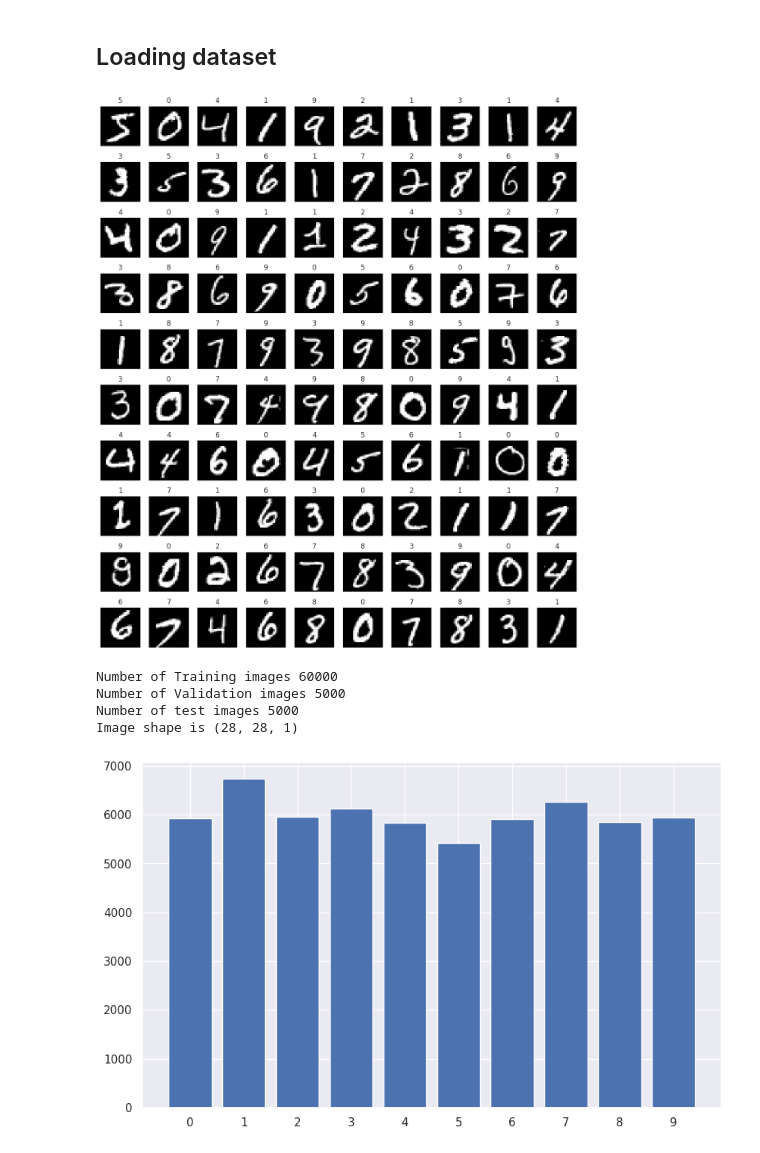
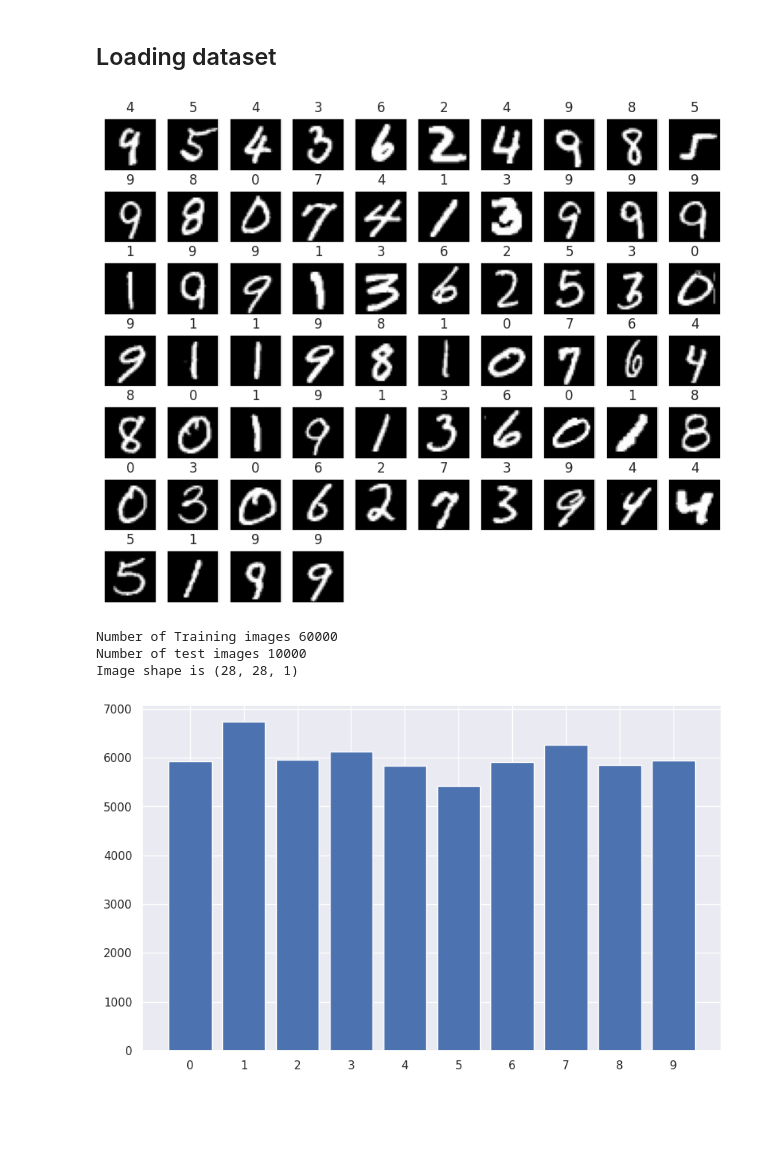
Before and after one commit to AlirezaKamyab/Computer-Vision, a Jupyter notebook: MNIST/MNIST.ipynb, the cells around one changed output. Cells and saved outputs as stored; diff of their text form; code cells hidden in the pictures; blank space fills up the shorter version.

```diff
--- a/MNIST/MNIST.ipynb
+++ b/MNIST/MNIST.ipynb
@@ -19,6 +20,8 @@ tf.config.experimental.set_memory_growth(physical_devices[0], True)
 # %% [markdown]
 ## Loading dataset
 # %%
-(x_train, y_train), (x_test, y_test) = tf.keras.datasets.mnist.load_data()
-x_train = np.expand_dims(x_train, axis=-1)
-x_test = np.expand_dims(x_test, axis=-1)
+(train_ds, test_ds), ds_info = tfds.load(name='mnist',
+                                         split=['train', 'test'],
+                                         with_info=True,
+                                         as_supervised=True,
+                                         shuffle_files=True)
@@ -28,27 +28,49 @@ x_test, x_val, y_test, y_val = train_test_split(x_test, y_test, test_size=0.5, s
+# %%
+BATCH_SIZE = 64
+SHUFFLE_BUFFER = 1000
+AUTOTUNE = tf.data.experimental.AUTOTUNE
+
+def normalizer(image, label):
+    img = tf.cast(image, 'float32') / 255.0
+    mean = tf.reduce_mean(img)
+    std = tf.math.reduce_std(img)
+    return (img - mean) / std, label
+
+train_ds = train_ds.map(normalizer, num_parallel_calls=AUTOTUNE)
+train_ds = train_ds.cache()
+train_ds = train_ds.shuffle(SHUFFLE_BUFFER)
+train_ds = train_ds.batch(BATCH_SIZE)
+train_ds = train_ds.prefetch(AUTOTUNE)
+
+test_ds = test_ds.map(normalizer, num_parallel_calls=AUTOTUNE)
+test_ds = test_ds.batch(BATCH_SIZE)
+test_ds = test_ds.prefetch(AUTOTUNE)
 # %%
-fig, ax = plt.subplots(10, 10, figsize=(15, 15))
+fig = plt.figure(figsize=(10, 10))
+preview_data, preview_labels = list(train_ds.take(BATCH_SIZE))[0]
 
 cnt = 0
-for a in ax.flatten():
+while True:
+    if cnt >= len(preview_labels):
+        break
+    a = plt.subplot(10, 10, cnt + 1)
     a.tick_params(left=False, bottom=False, labelbottom=False, labelleft=False)
-    a.imshow(x_train[cnt], cmap='gray')
-    a.set_title(y_train[cnt])
+    a.imshow(preview_data[cnt].numpy(), cmap='gray')
+    a.set_title(preview_labels[cnt].numpy())
     cnt += 1
     a.grid(False)
 fig.subplots_adjust(top=1)
 # %% [output]
-[figure, old version]
+[figure, new version]
 # %%
-print(f'Number of Training images {x_train.shape[0]}')
-print(f'Number of Validation images {x_val.shape[0]}')
-print(f'Number of test images {x_test.shape[0]}')
+print('Number of Training images {}'.format(ds_info.splits['train'].num_examples))
+print('Number of test images {}'.format(ds_info.splits['test'].num_examples))
 
-print(f'Image shape is {x_train.shape[1:]}')
-image_shape = x_train.shape[1:]
+print(f'Image shape is {preview_data.shape[1:]}')
+image_shape = preview_data.shape[1:]
 # %% [output]
 Number of Training images 60000
-Number of Validation images 5000
-Number of test images 5000
+Number of test images 10000
 Image shape is (28, 28, 1)
 # %%
 numbers = [0 for _ in range(10)]
```
Also changed, not shown: parts of 23 cells of this notebook.
